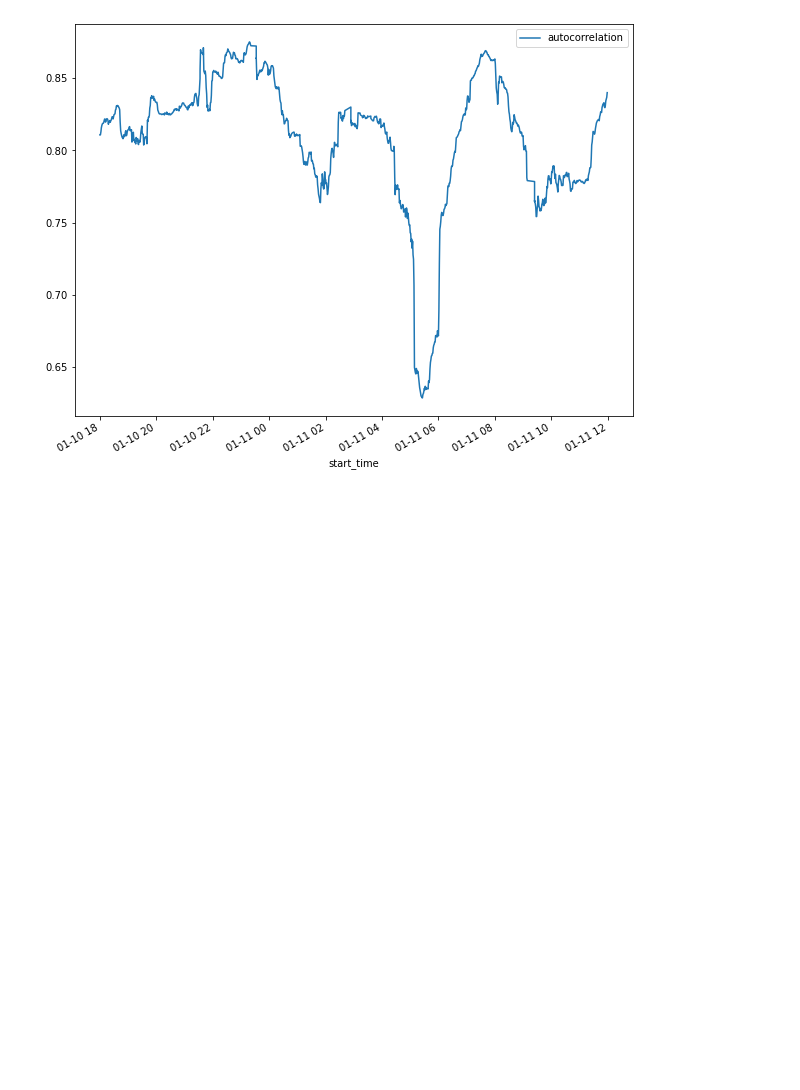
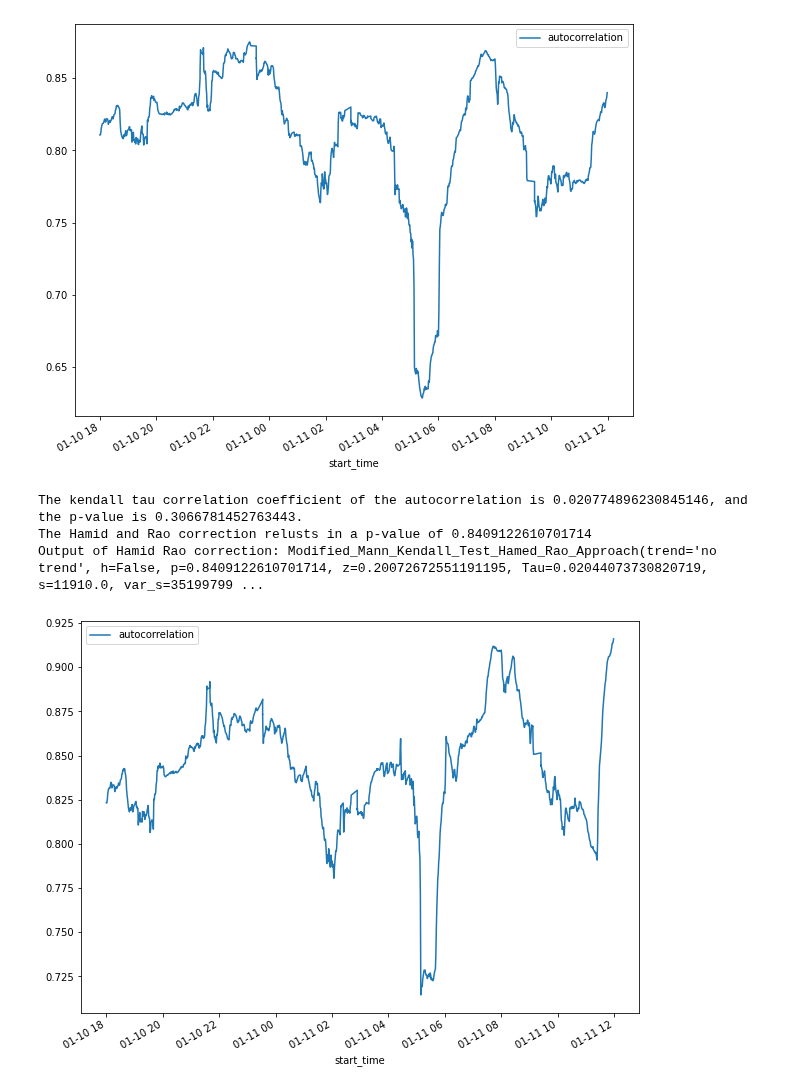
Before and after one commit to l-khali/old_In2Research, a Jupyter notebook: PC-0192_RR_analysis.ipynb, the cells around one changed output. Cells and saved outputs as stored; diff of their text form; code cells hidden in the pictures; blank space fills up the shorter version.

Commit message:
autocorrelation before detrending

```diff
--- a/PC-0192_RR_analysis.ipynb
+++ b/PC-0192_RR_analysis.ipynb
@@ -317,3 +317,12 @@ The kendall tau correlation coefficient of the autocorrelation is -0.24252485454
 The Hamid and Rao correction relusts in a p-value of 0.010671469073536555
 Output of Hamid Rao correction: Modified_Mann_Kendall_Test_Hamed_Rao_Approach(trend='decreasing', h=True, p=0.010671469073536555, z=-2.553276669689261, Tau=-0.2428380187416332, s=-141492.0, var_s=3070 ...
 [figure]
+# %%
+# autocorrelation before detrending
+
+rolling_autocorrelation(PC_0192_RR_extubated, 120)
+# %% [output]
+The kendall tau correlation coefficient of the autocorrelation is 0.020774896230845146, and the p-value is 0.3066781452763443.
+The Hamid and Rao correction relusts in a p-value of 0.8409122610701714
+Output of Hamid Rao correction: Modified_Mann_Kendall_Test_Hamed_Rao_Approach(trend='no trend', h=False, p=0.8409122610701714, z=0.20072672551191195, Tau=0.02044073730820719, s=11910.0, var_s=35199799 ...
+[figure, added]
```
